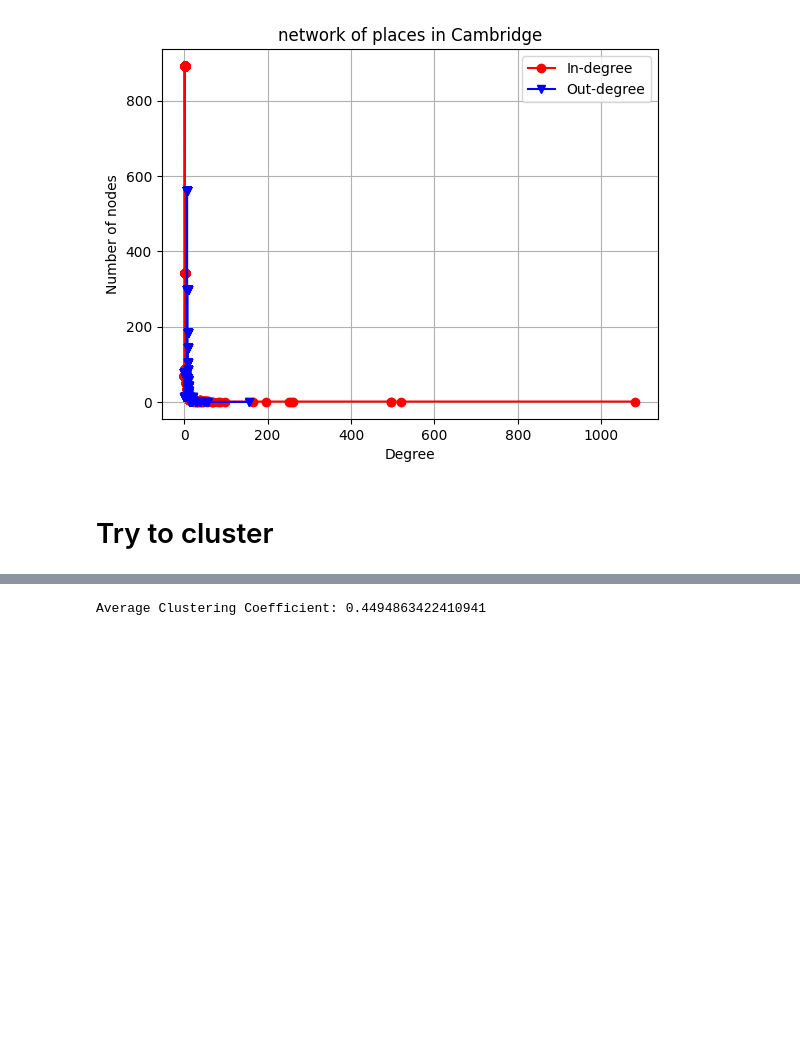
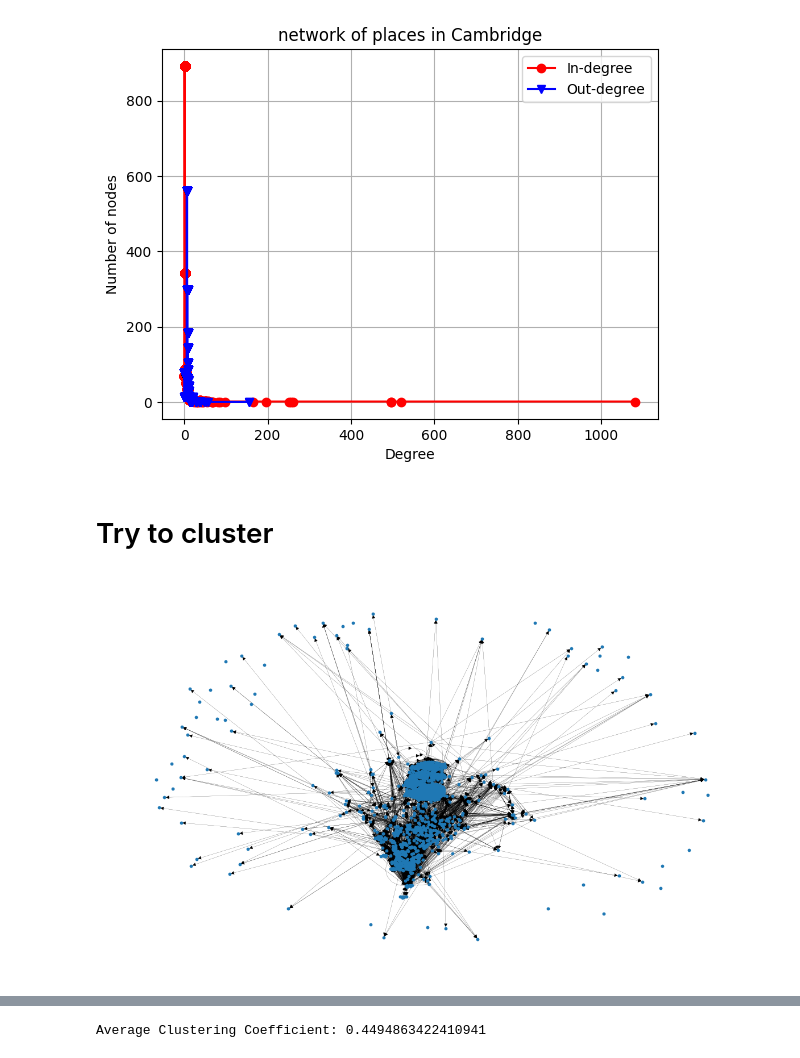
Before and after one commit to rmnrth4/wbth-project, a Jupyter notebook: graph_network/graph-building.ipynb, the cells around one changed output, grey strips where cells are left out. Cells and saved outputs as stored; diff of their text form; code cells hidden in the pictures; blank space fills up the shorter version.

```diff
--- a/graph_network/graph-building.ipynb
+++ b/graph_network/graph-building.ipynb
@@ -261,7 +285,7 @@ def get_graph_from_matrix(matrix_df):
 
     G = nx.DiGraph()
     for idx, row in matrix_df.iterrows():
-        G.add_node(row['url'], color=row['color'], size=80)
+        G.add_node(row['url'], color=row['color'], size=120)
         start_node = row["url"]
         for column in matrix_df.columns:
             if matrix_df.loc[idx,column] == True:
@@ -298,7 +322,31 @@ def get_graph_from_matrix(matrix_df):
     # print(neighbor_map)
     for node in N.nodes:
         node_id = node["id"]
-        node["color"] = G.nodes[node_id]["color"]
+        node["color"] = G.nodes[node_id].get("color", "gray")
     #     node["title"] = "    Neighbors:<br>" + "<br>".join(neighbor_map[node[""]])
 
     return G, N
+# %%
+def get_graph_from_matrix(matrix_df):
+    import networkx as nx
+    from pyvis.network import Network
+
+    G = nx.DiGraph()
+    for idx, row in matrix_df.iterrows():
+        G.add_node(row['url'], color=row['color'], size=120)
+        start_node = row["url"]
+        for column in matrix_df.columns:
+            if matrix_df.loc[idx,column] == True:
+                end_node = column
+                G.add_edge(start_node, end_node, color="#018786")
+
+    N = Network(height='1500px', width='100%', bgcolor="#222222", font_color="white", directed=True, notebook=False)
+    N.barnes_hut(gravity=-80000, central_gravity=0.3, spring_length=250, spring_strength=0.001, damping=0.09, overlap=0)
+    N.from_nx(G)
+
+    for node in N.nodes:
+        node_id = node["id"]
+        node["color"] = G.nodes[node_id].get("color", "gray")
+    #     node["title"] = "    Neighbors:<br>" + "<br>".join(neighbor_map[node[""]])
+
+    return G, N
@@ -306,7 +360,7 @@ def get_graph_from_matrix(matrix_df):
 G_1, N_1 = get_graph_from_matrix(sa_data_with_color)
 N.show("ex_force_atrlas_2based.html")
 # %%
-G, N = get_graph_from_matrix(full_website)
+G, N = get_graph_from_matrix(pd.read_json("matrix_of_full_website_27-04-24.json"))
 # N.show("full_website.html")
 # %% [markdown]
 # Graph analysis
@@ -386,3 +490,11 @@ Text(0.5, 1.0, 'network of places in Cambridge')
 [figure]
 # %% [markdown]
 # Try to cluster
+# %%
+pos = nx.spring_layout(G, iterations=30, seed=1721)
+fig, ax = plt.subplots(figsize=(15, 9))
+ax.axis("off")
+plot_options = {"node_size": 10, "with_labels": False, "width": 0.15}
+nx.draw_networkx(G, pos=pos, ax=ax, **plot_options)
+# %% [output]
+[figure, added]
```
Also changed, not shown: parts of 28 cells of this notebook, 23 other files.
